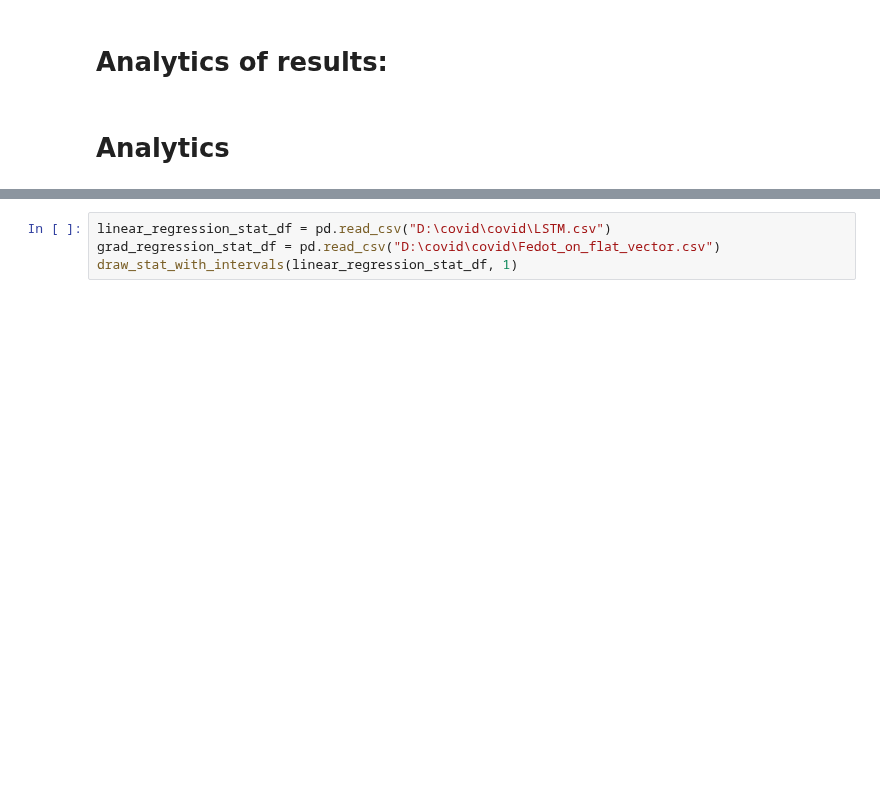
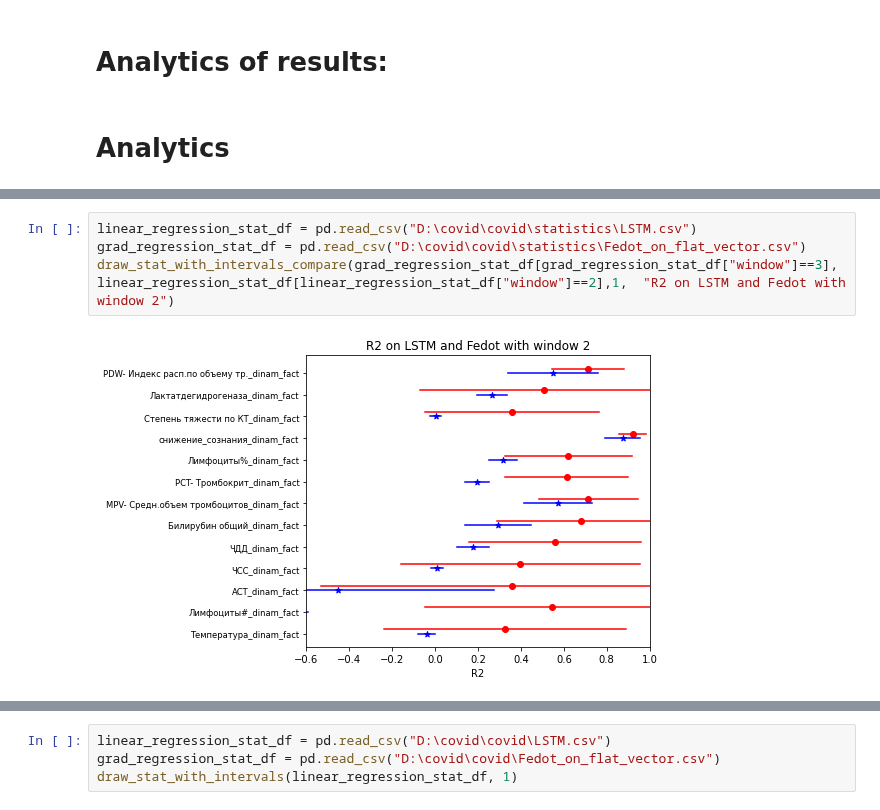
Before and after one commit to geniusserg/CovidPredict, a Jupyter notebook: research.ipynb, the cells around one changed output, grey strips where cells are left out. Saved outputs shown, nothing was run; the diff lists cells and outputs as text; blank space fills up the shorter version.

```diff
--- a/research.ipynb
+++ b/research.ipynb
@@ -823 +827,7 @@ draw_stat_with_intervals_compare(grad_regression_stat_df[grad_regression_stat_df
+# %%
+linear_regression_stat_df = pd.read_csv("D:\covid\covid\statistics\LSTM.csv")
+grad_regression_stat_df = pd.read_csv("D:\covid\covid\statistics\Fedot_on_flat_vector.csv")
+draw_stat_with_intervals_compare(grad_regression_stat_df[grad_regression_stat_df["window"]==3], linear_regression_stat_df[linear_regression_stat_df["window"]==2],1,  "R2 on LSTM and Fedot with window 2")
+# %% [output]
+[figure, added]
 # %%
```
Also changed, not shown: parts of 4 cells of this notebook, 5 other files.
